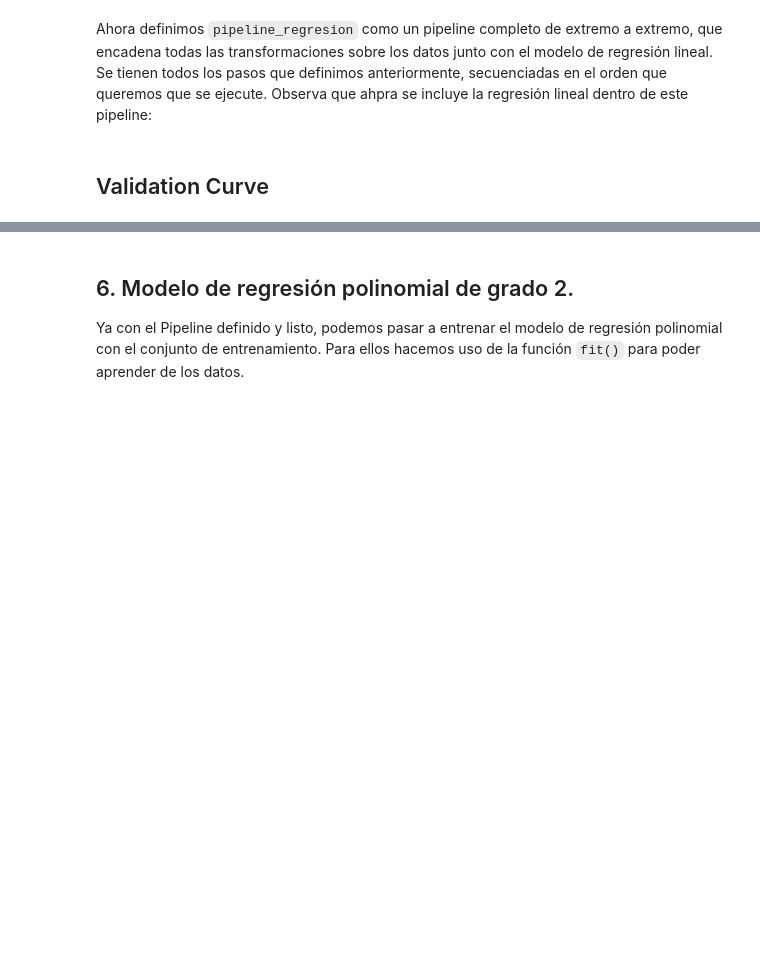
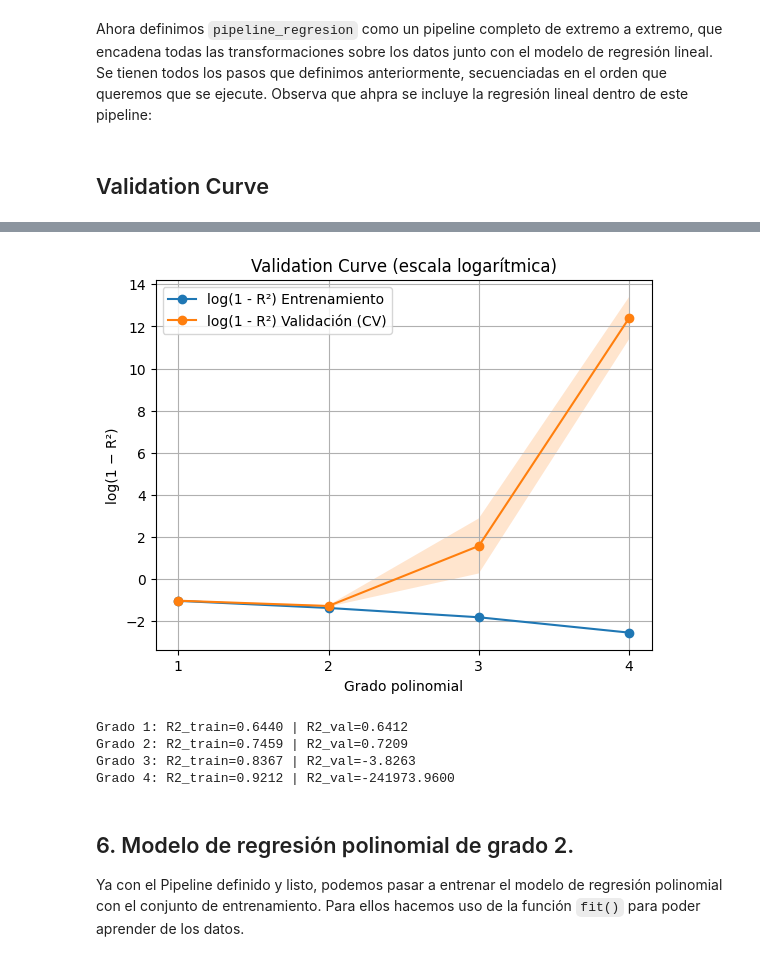
Before and after one commit to mattiaricc05/MaterialDeClase-ISIS-2611, a Jupyter notebook: Prácticas/Regresion Polinomial/RegresionPolinomial.ipynb, the cells around one changed output, grey strips where cells are left out. Cells and saved outputs as stored; diff of their text form; code cells hidden in the pictures; blank space fills up the shorter version.

```diff
--- a/Prácticas/Regresion Polinomial/RegresionPolinomial.ipynb
+++ b/Prácticas/Regresion Polinomial/RegresionPolinomial.ipynb
@@ -231,3 +232,67 @@ Grado 3: RMSE_train=146512.3897 | RMSE_val=646544.1393
+# %%
+# 1) Grados a evaluar
+param_range = [1, 2, 3, 4]
+
+# 2) Validation curve usando R²
+train_scores, val_scores = validation_curve(
+    estimator=pipeline_regresion_polinomial,
+    X=X_train,
+    y=y_train,
+    param_name="preprocesamiento__num__polynomial__degree",
+    param_range=param_range,
+    cv=5,
+    scoring="r2",
+    n_jobs=-1
+)
+
+# 3) Media y desviación estándar
+train_mean = train_scores.mean(axis=1)
+train_std  = train_scores.std(axis=1)
+val_mean   = val_scores.mean(axis=1)
+val_std    = val_scores.std(axis=1)
+
+# ⭐ Transformación logarítmica válida
+eps = 1e-8  # evita log(0)
+train_log = np.log(1 - train_mean + eps)
+val_log   = np.log(1 - val_mean + eps)
+
+train_log_std = train_std / (1 - train_mean + eps)
+val_log_std   = val_std / (1 - val_mean + eps)
+
+# 4) Graficar
+plt.figure()
+
+plt.plot(param_range, train_log, marker="o", label="log(1 - R²) Entrenamiento")
+plt.plot(param_range, val_log, marker="o", label="log(1 - R²) Validación (CV)")
+
+plt.fill_between(param_range,
+                 train_log - train_log_std,
+                 train_log + train_log_std,
+                 alpha=0.2)
+
+plt.fill_between(param_range,
+                 val_log - val_log_std,
+                 val_log + val_log_std,
+                 alpha=0.2)
+
+plt.xticks(param_range)
+plt.xlabel("Grado polinomial")
+plt.ylabel("log(1 − R²)")
+plt.title("Validation Curve (escala logarítmica)")
+
+plt.grid(True)
+plt.legend()
+plt.show()
+
+# 5) Resumen numérico original
+for d, tr, va in zip(param_range, train_mean, val_mean):
+    print(f"Grado {d}: R2_train={tr:.4f} | R2_val={va:.4f}")
+# %% [output]
+[figure, added]
+Grado 1: R2_train=0.6440 | R2_val=0.6412
+Grado 2: R2_train=0.7459 | R2_val=0.7209
+Grado 3: R2_train=0.8367 | R2_val=-3.8263
+Grado 4: R2_train=0.9212 | R2_val=-241973.9600
 # %% [markdown]
 ## 6. Modelo de regresión polinomial de grado 2.
 
```
Also changed, not shown: parts of 3 cells of this notebook, 1 other file.
